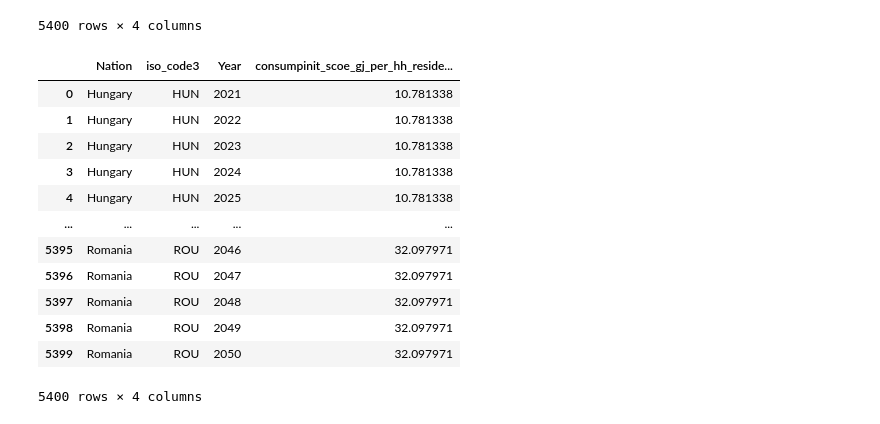
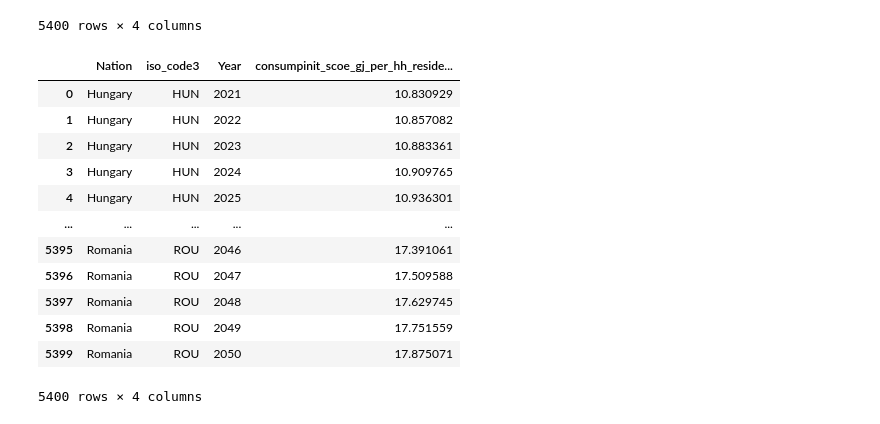
Before and after one commit to milocortes/sisepuede_data, a Jupyter notebook: Energy/consumpinit_scoe_gj_per_hh_residential_elec_appliances/src/Process.ipynb, the cells around one changed output. Drawn from its saved outputs; the diff is of its cells as text; code cells hidden in the pictures.

```diff
--- a/Energy/consumpinit_scoe_gj_per_hh_residential_elec_appliances/src/Process.ipynb
+++ b/Energy/consumpinit_scoe_gj_per_hh_residential_elec_appliances/src/Process.ipynb
@@ -20,7 +20,7 @@ import numpy as np
 
 df_countries=pd.read_csv("../row_data/Countries_ISO3.csv")
 df_countries
-df_country_continent = pd.read_csv("../row_data/iso3_countries.csv")
+df_country_continent = pd.read_csv("../row_data/countryContinent.csv",encoding="ISO-8859-1")
 df_country_continent.dropna(how='any')
 df_country_continent
 # %% [output]
@@ -299,0 +318,10 @@ cont
+# %%
+coun_year=[]
+for cont in concinents:
+    for year in range(min(years_proj),max(years_proj)+1):
+        m = df_meanWEBH.loc[(df_meanWEBH['Continent'] == cont) &
+                            (df_meanWEBH['Year']== 2019), 'meanWEBH'].values[0]
+        coun_year.append([cont,year,m])
+
+df_meanWEBH_proj = pd.DataFrame(coun_year, columns=['Continent', 'Year','meanWEBH'])
+df_meanWEBH_proj
@@ -336,7 +378,7 @@ for c,y in zip(df_historical_out['Nation'].values,df_historical_out['Year'].valu
 
     else:
         try:
-            cont = df_country_continent.loc[df_country_continent['Name']== c]['Continent'].values[0]
+            cont = df_country_continent.loc[df_country_continent['country']== c]['continent'].values[0]
             if y==2020:
                 reselec_gj = df_meanWEBH.loc[(df_meanWEBH['Continent'] == cont) &
                             (df_meanWEBH['Year']== 2019), 'meanWEBH'].values[0]*1e6
@@ -406,26 +448,42 @@ df_projected_out
 | 5399 | Romania | ROU | 2050 | 0 |
 5400 rows × 4 columns
 # %%
-for count,year in zip(df_projected_out['Nation'].values,df_projected_out['Year'].values):
-    df_dato=df_historical_out[(df_historical_out['Nation']==count) &
-                               (df_historical_out['Year']==max(years_hist))]
-    dato=df_dato[var_name].values[0]
-    df_projected_out.loc[(df_projected_out['Nation'] == count) &
-                        (df_projected_out['Year']== year), var_name] = dato
+for c,y in zip(df_projected_out['Nation'].values,df_projected_out['Year'].values):
+    if c in df_reselec['Country'].values:
+        reselec_gj= df_reselec.loc[(df_reselec['Country']==c)][2019].values[0]*1e6
+
+        hh=df_hh_proj.loc[(df_hh_proj['Nation'] == c) &
+                        (df_hh_proj['Year']== y), 'hh'].values[0]
+        dato=reselec_gj/hh
+        df_projected_out.loc[(df_projected_out['Nation'] == c) &
+                        (df_projected_out['Year']== y), var_name] = dato
+
+    else:
+        try:
+            cont = df_country_continent.loc[df_country_continent['country']== c]['continent'].values[0]
+            reselec_gj = df_meanWEBH.loc[(df_meanWEBH['Continent'] == cont) &
+                            (df_meanWEBH['Year']== 2019), 'meanWEBH'].values[0]*1e6
+        except:
+            reselec_gj=mean_WEBH[2019]*1e6
+        hh=df_hh_proj.loc[(df_hh_proj['Nation'] == c) &
+                        (df_hh_proj['Year']== y), 'hh'].values[0]
+        dato=reselec_gj/hh
+        df_projected_out.loc[(df_projected_out['Nation'] == c) &
+                        (df_projected_out['Year']== y), var_name] = dato
 df_projected_out
 # %% [output]
 |  | Nation | iso_code3 | Year | consumpinit_scoe_gj_per_hh_reside... |
-| 0 | Hungary | HUN | 2021 | 10.781338 |
-| 1 | Hungary | HUN | 2022 | 10.781338 |
-| 2 | Hungary | HUN | 2023 | 10.781338 |
-| 3 | Hungary | HUN | 2024 | 10.781338 |
-| 4 | Hungary | HUN | 2025 | 10.781338 |
+| 0 | Hungary | HUN | 2021 | 10.830929 |
+| 1 | Hungary | HUN | 2022 | 10.857082 |
+| 2 | Hungary | HUN | 2023 | 10.883361 |
+| 3 | Hungary | HUN | 2024 | 10.909765 |
+| 4 | Hungary | HUN | 2025 | 10.936301 |
 | ... | ... | ... | ... | ... |
-| 5395 | Romania | ROU | 2046 | 32.097971 |
-| 5396 | Romania | ROU | 2047 | 32.097971 |
-| 5397 | Romania | ROU | 2048 | 32.097971 |
-| 5398 | Romania | ROU | 2049 | 32.097971 |
-| 5399 | Romania | ROU | 2050 | 32.097971 |
+| 5395 | Romania | ROU | 2046 | 17.391061 |
+| 5396 | Romania | ROU | 2047 | 17.509588 |
+| 5397 | Romania | ROU | 2048 | 17.629745 |
+| 5398 | Romania | ROU | 2049 | 17.751559 |
+| 5399 | Romania | ROU | 2050 | 17.875071 |
 5400 rows × 4 columns
 # %%
 df_projected_out.to_csv('../input_to_sisepuede/projected/'+var_name+'.csv')
```
Also changed, not shown: parts of 14 cells of this notebook, 4 other files.
